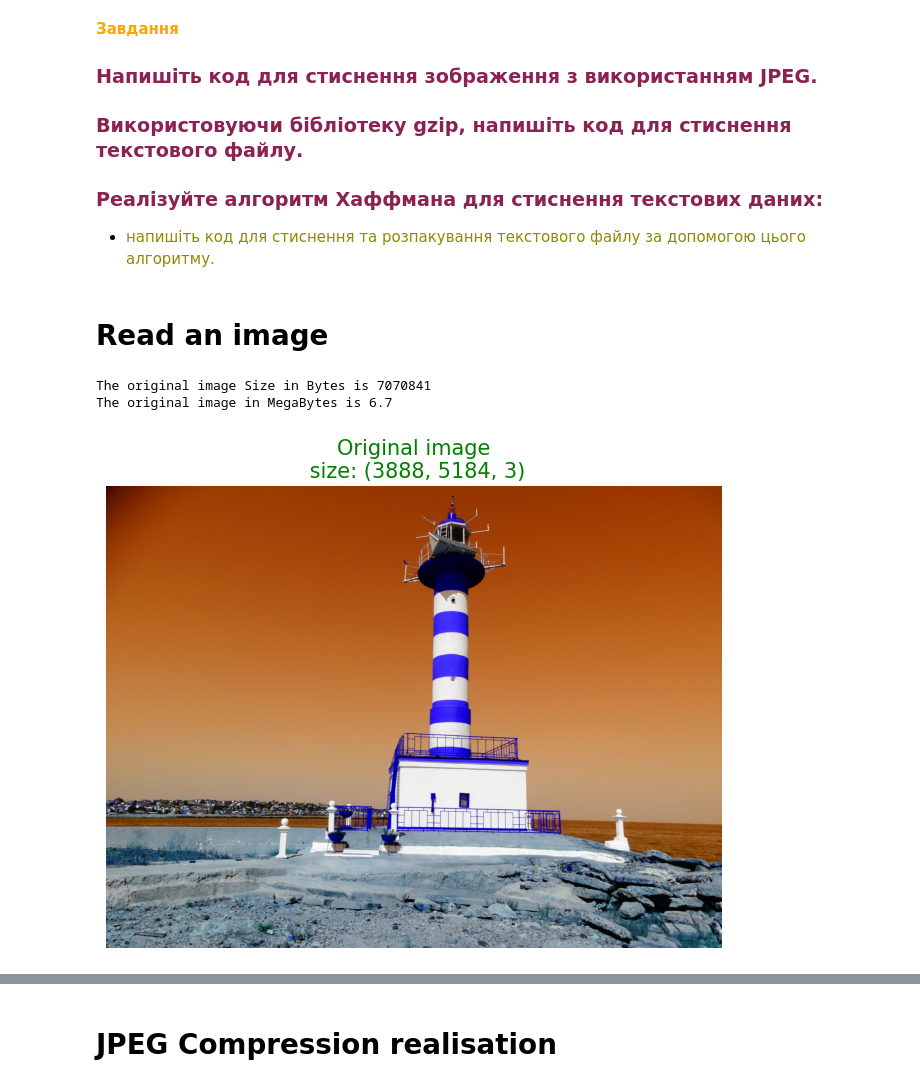
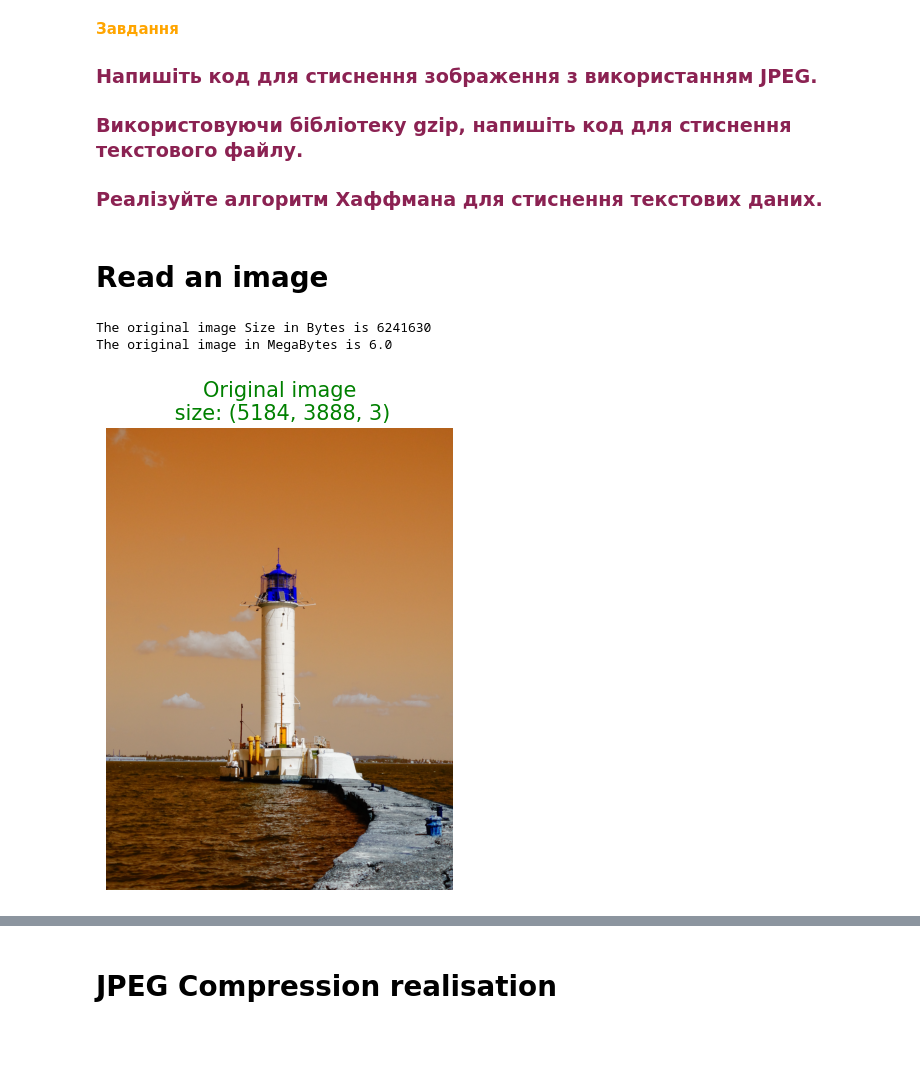
Before and after one commit to OleksiiHayvoronskyi/lesson_61, a Jupyter notebook: Lesson_61_EncodingCompression.ipynb, the cells around one changed output, grey strips where cells are left out. Saved outputs shown, nothing was run; the diff lists cells and outputs as text; code cells hidden in the pictures; blank space fills up the shorter version.

```diff
--- a/Lesson_61_EncodingCompression.ipynb
+++ b/Lesson_61_EncodingCompression.ipynb
@@ -2,7 +2,6 @@
 **<font color='orange'>Завдання**</font>
 ### <font color='#8B2252'>Напишіть код для стиснення зображення з використанням **JPEG**.</font>
 ### <font color='#8B2252'>Використовуючи бібліотеку **gzip**, напишіть код для стиснення текстового файлу.</font>
-### <font color='#8B2252'>Реалізуйте **алгоритм Хаффмана** для стиснення текстових даних:</font>
-* <font color='#8B8B00'>напишіть код для стиснення та розпакування текстового файлу за допомогою цього алгоритму.</font>
+### <font color='#8B2252'>Реалізуйте **алгоритм Хаффмана** для стиснення текстових даних.</font>
 # %%
 import os # for getting statistic information about a file
@@ -20,25 +20,25 @@ warnings.filterwarnings('ignore')
 # Read an image
 # %%
 # Get a image size.
-img_name = "lighthouse.jpg"
+img_name = "image.jpg"
 origin_file_stats = os.stat(img_name)
 
 print(f'The original image Size in Bytes is {origin_file_stats.st_size}')
 print(f'The original image in MegaBytes is {origin_file_stats.st_size / (1024 * 1024):.1f}')
 
 # Reading a color image.
 origin_img = cv2.imread(img_name)
 
 # Visualisation.
 plt.figure(figsize=(10, 6))
 plt.title(f'Original image\n size: {origin_img.shape}', fontsize=15, color='g')
 plt.axis('off')
 plt.imshow(origin_img)
 plt.show()
 # %% [output]
-The original image Size in Bytes is 7070841
-The original image in MegaBytes is 6.7
+The original image Size in Bytes is 6241630
+The original image in MegaBytes is 6.0
-[figure, old version]
+[figure, new version]
 # %%
 # Converting the origin image to RGB.
 RGB_img = cv2.cvtColor(origin_img, cv2.COLOR_BGR2RGB)
```
Also changed, not shown: parts of 12 cells of this notebook.
